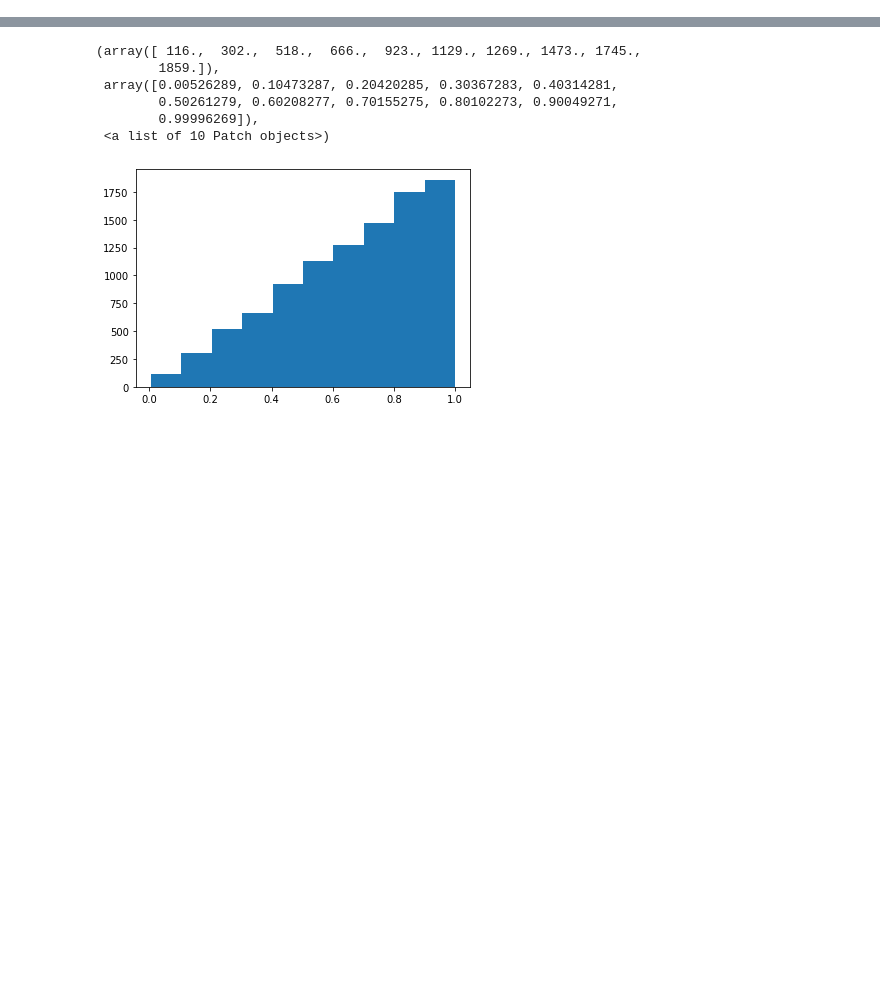
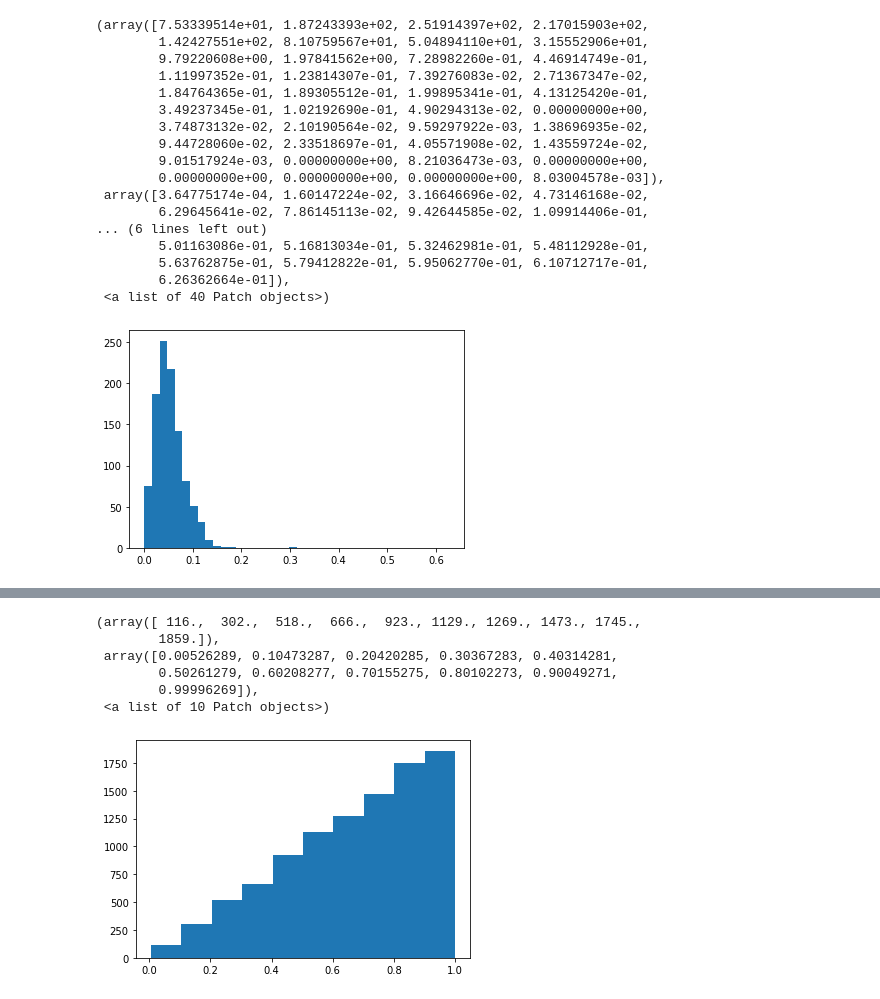
Before and after one commit to dtamayo/exomasses, a Jupyter notebook: ergodiccomparison.ipynb, the cells around one changed output, grey strips where cells are left out. Cells and saved outputs as stored; diff of their text form; code cells hidden in the pictures; blank space fills up the shorter version.

```diff
--- a/ergodiccomparison.ipynb
+++ b/ergodiccomparison.ipynb
@@ -6,0 +164,22 @@ import matplotlib.pyplot as plt
+# %%
+fig, ax = plt.subplots()
+ax.hist(test['Z23'], weights=test['SPOCKstable'], bins=40)
+# %% [output]
+(array([7.53339514e+01, 1.87243393e+02, 2.51914397e+02, 2.17015903e+02,
+        1.42427551e+02, 8.10759567e+01, 5.04894110e+01, 3.15552906e+01,
+        9.79220608e+00, 1.97841562e+00, 7.28982260e-01, 4.46914749e-01,
+        1.11997352e-01, 1.23814307e-01, 7.39276083e-02, 2.71367347e-02,
+        1.84764365e-01, 1.89305512e-01, 1.99895341e-01, 4.13125420e-01,
+        3.49237345e-01, 1.02192690e-01, 4.90294313e-02, 0.00000000e+00,
+        3.74873132e-02, 2.10190564e-02, 9.59297922e-03, 1.38696935e-02,
+        9.44728060e-02, 2.33518697e-01, 4.05571908e-02, 1.43559724e-02,
+        9.01517924e-03, 0.00000000e+00, 8.21036473e-03, 0.00000000e+00,
+        0.00000000e+00, 0.00000000e+00, 0.00000000e+00, 8.03004578e-03]),
+ array([3.64775174e-04, 1.60147224e-02, 3.16646696e-02, 4.73146168e-02,
+        6.29645641e-02, 7.86145113e-02, 9.42644585e-02, 1.09914406e-01,
+... (6 lines left out)
+        5.01163086e-01, 5.16813034e-01, 5.32462981e-01, 5.48112928e-01,
+        5.63762875e-01, 5.79412822e-01, 5.95062770e-01, 6.10712717e-01,
+        6.26362664e-01]),
+ <a list of 40 Patch objects>)
+[figure, added]
```
Also changed, not shown: parts of 65 cells of this notebook, 1 other file.
